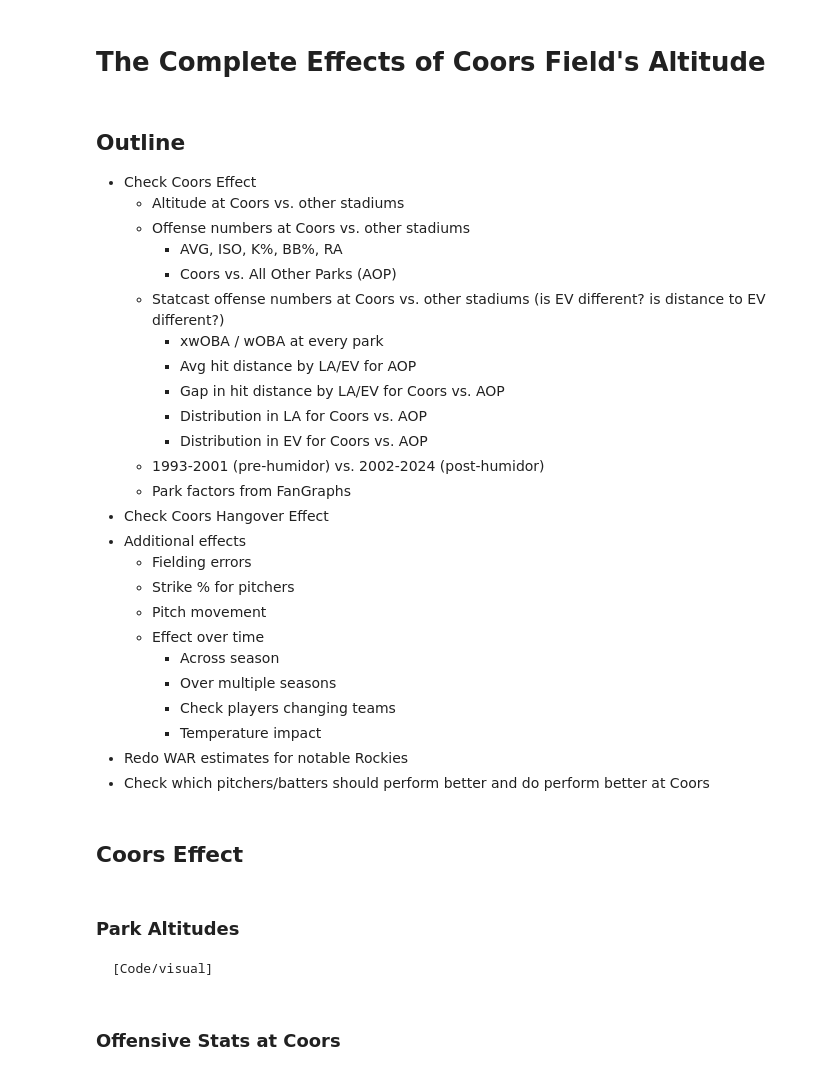
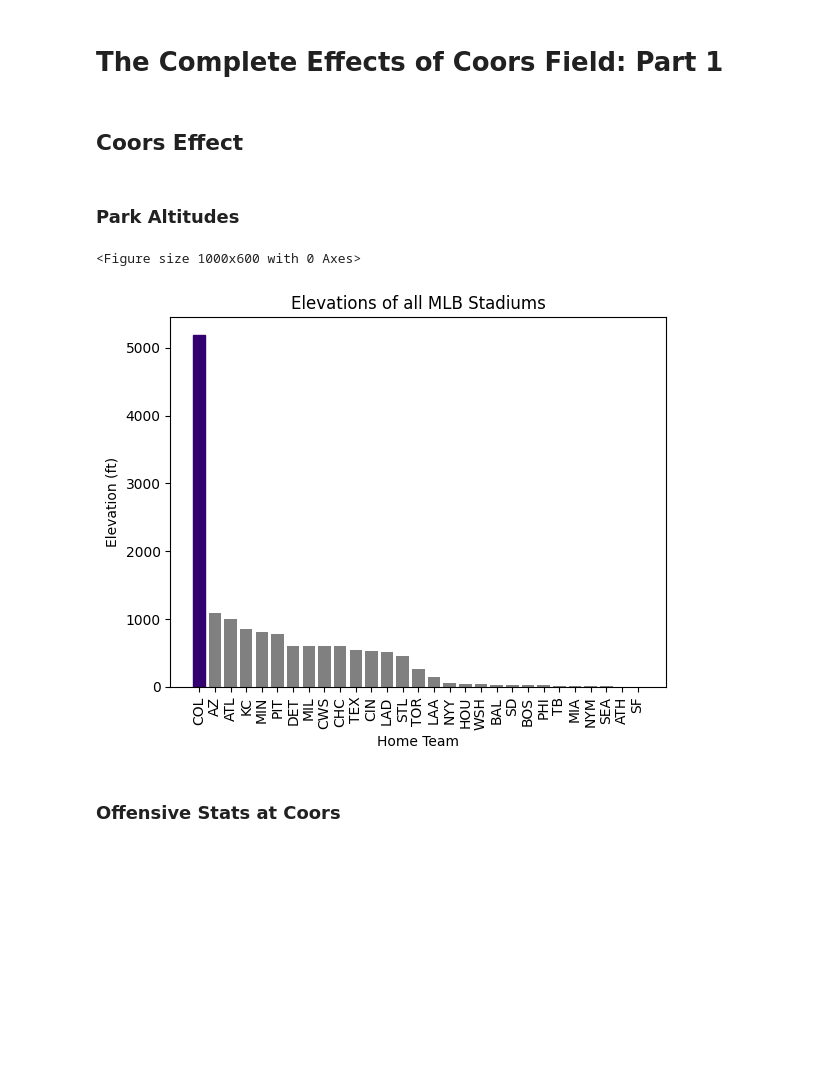
Before and after one commit to skparagas/Coors-Hangover-Effect, a Jupyter notebook: report.ipynb, the cells around one changed output. Cells and saved outputs as stored; diff of their text form; code cells hidden in the pictures; blank space fills up the shorter version.

```diff
--- a/report.ipynb
+++ b/report.ipynb
@@ -1,33 +1,5 @@
 # %% [markdown]
-# The Complete Effects of Coors Field's Altitude
+# The Complete Effects of Coors Field: Part 1
-# %% [markdown]
-## Outline
-
-- Check Coors Effect
-    - Altitude at Coors vs. other stadiums
-    - Offense numbers at Coors vs. other stadiums
-        - AVG, ISO, K%, BB%, RA
-        - Coors vs. All Other Parks (AOP)
-    - Statcast offense numbers at Coors vs. other stadiums (is EV different? is distance to EV different?)
-        - xwOBA / wOBA at every park
-        - Avg hit distance by LA/EV for AOP
-        - Gap in hit distance by LA/EV for Coors vs. AOP
-        - Distribution in LA for Coors vs. AOP
-        - Distribution in EV for Coors vs. AOP
-    - 1993-2001 (pre-humidor) vs. 2002-2024 (post-humidor)
-    - Park factors from FanGraphs
-- Check Coors Hangover Effect
-- Additional effects
-    - Fielding errors
-    - Strike % for pitchers
-    - Pitch movement
-    - Effect over time
-        - Across season
-        - Over multiple seasons
-        - Check players changing teams
-        - Temperature impact
-- Redo WAR estimates for notable Rockies
-- Check which pitchers/batters should perform better and do perform better at Coors
 # %%
 import numpy as np
 import pandas as pd
@@ -47,8 +19,27 @@ warnings.filterwarnings(action='ignore')
 ## Coors Effect
 # %% [markdown]
 ### Park Altitudes
-
-    [Code/visual]
+# %%
+elevations = {
+    'COL': 5190, 'AZ': 1086, 'ATL': 1001, 'KC': 856, 'MIN': 815, 'PIT': 780, 'DET': 600, 'MIL': 597, 'CWS': 595, 'CHC': 595, 'TEX': 545, 'CIN': 535, 'LAD': 515, 'STL': 460,
+    'TOR': 270, 'LAA': 151, 'NYY': 55, 'HOU': 45, 'WSH': 35, 'BAL': 33, 'SD': 23, 'BOS': 21, 'PHI': 20, 'TB': 15, 'MIA': 10, 'NYM': 10, 'SEA': 10, 'ATH': 3, 'SF': 0
+    }
+# webscrape form baseball savant
+
+pos = list(elevations).index('COL')
+
+plt.figure(figsize=(10, 6))
+fig, ax = plt.subplots()
+ax.bar(elevations.keys(), elevations.values(), color = 'gray')
+ax.set_title('Elevations of all MLB Stadiums')
+ax.set_xlabel('Home Team')
+ax.set_ylabel('Elevation (ft)')
+ax.tick_params(axis='x', labelrotation=90)
+ax.patches[pos].set_color('#33006F')
+plt.show()
+# %% [output]
+<Figure size 1000x600 with 0 Axes>
+[figure, added]
 # %% [markdown]
 ### Offensive Stats at Coors
 # %%
```
Also changed, not shown: parts of 41 cells of this notebook, 1 other file.
